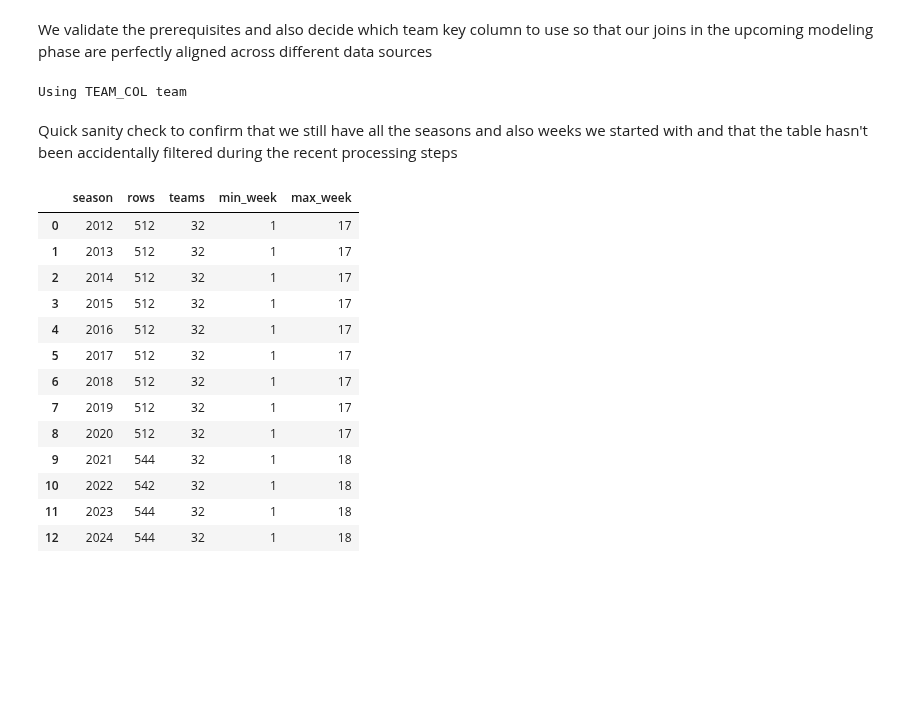
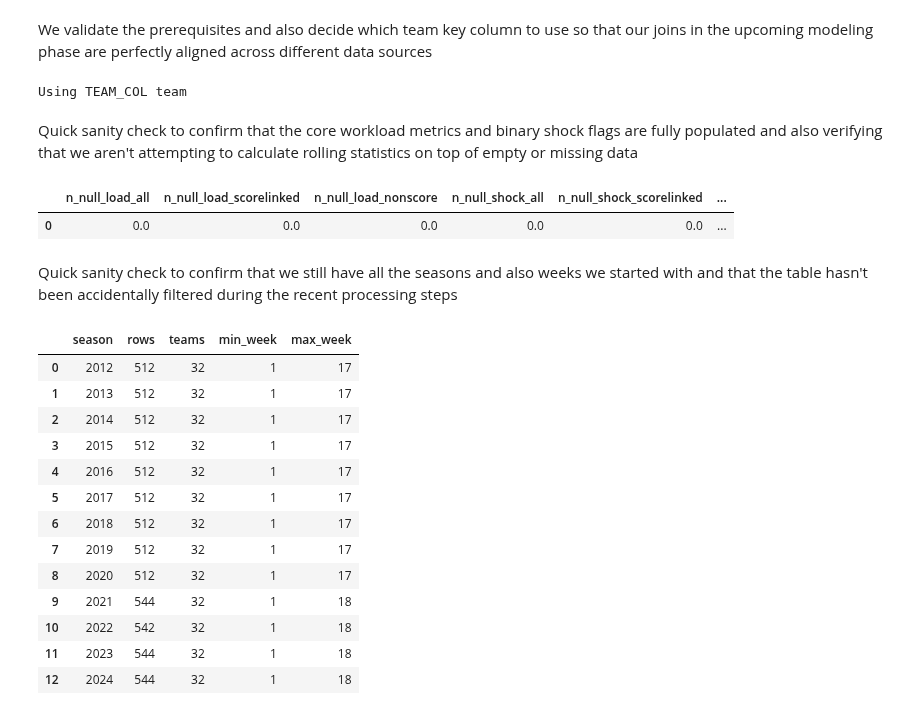
Before and after one commit to SiddharthKorukonda/2025-26-NFLPA-Data-Analytics-Case-Competition, a Jupyter notebook: notebooks/06_construct_season_to_date_volatility_measures.ipynb, the cells around one changed output. Drawn from its saved outputs; the diff is of its cells as text; code cells hidden in the pictures; blank space fills up the shorter version.

Commit message:
added input null and schedules alignment sanity checks

```diff
--- a/notebooks/06_construct_season_to_date_volatility_measures.ipynb
+++ b/notebooks/06_construct_season_to_date_volatility_measures.ipynb
@@ -67,6 +67,23 @@ def _star_excluding(table_name, alias, cols_to_maybe_exclude):
     return f"{alias}.*"
 # %% [output]
 Using TEAM_COL team
+# %% [markdown]
+Quick sanity check to confirm that the core workload metrics and binary shock flags are fully populated and also verifying that we aren't attempting to calculate rolling statistics on top of empty or missing data
+# %%
+con.execute(f"""
+SELECT
+  SUM(CASE WHEN ST_Load_All_w IS NULL THEN 1 ELSE 0 END) AS n_null_load_all,
+  SUM(CASE WHEN ST_Load_ScoreLinked_w IS NULL THEN 1 ELSE 0 END) AS n_null_load_scorelinked,
+  SUM(CASE WHEN ST_Load_NonScore_w IS NULL THEN 1 ELSE 0 END) AS n_null_load_nonscore,
+
+  SUM(CASE WHEN ST_Shock_All_w IS NULL THEN 1 ELSE 0 END) AS n_null_shock_all,
+  SUM(CASE WHEN ST_Shock_ScoreLinked_w IS NULL THEN 1 ELSE 0 END) AS n_null_shock_scorelinked,
+  SUM(CASE WHEN ST_Shock_NonScore_w IS NULL THEN 1 ELSE 0 END) AS n_null_shock_nonscore
+FROM team_week_panel
+""").df()
+# %% [output]
+|  | n_null_load_all | n_null_load_scorelinked | n_null_load_nonscore | n_null_shock_all | n_null_shock_scorelinked | ... |
+| 0 | 0.0 | 0.0 | 0.0 | 0.0 | 0.0 | ... |
 # %% [markdown]
 Quick sanity check to confirm that we still have all the seasons and also weeks we started with and that the table hasn't been accidentally filtered during the recent processing steps
 # %%
```
Also changed, not shown: parts of 3 cells of this notebook.
